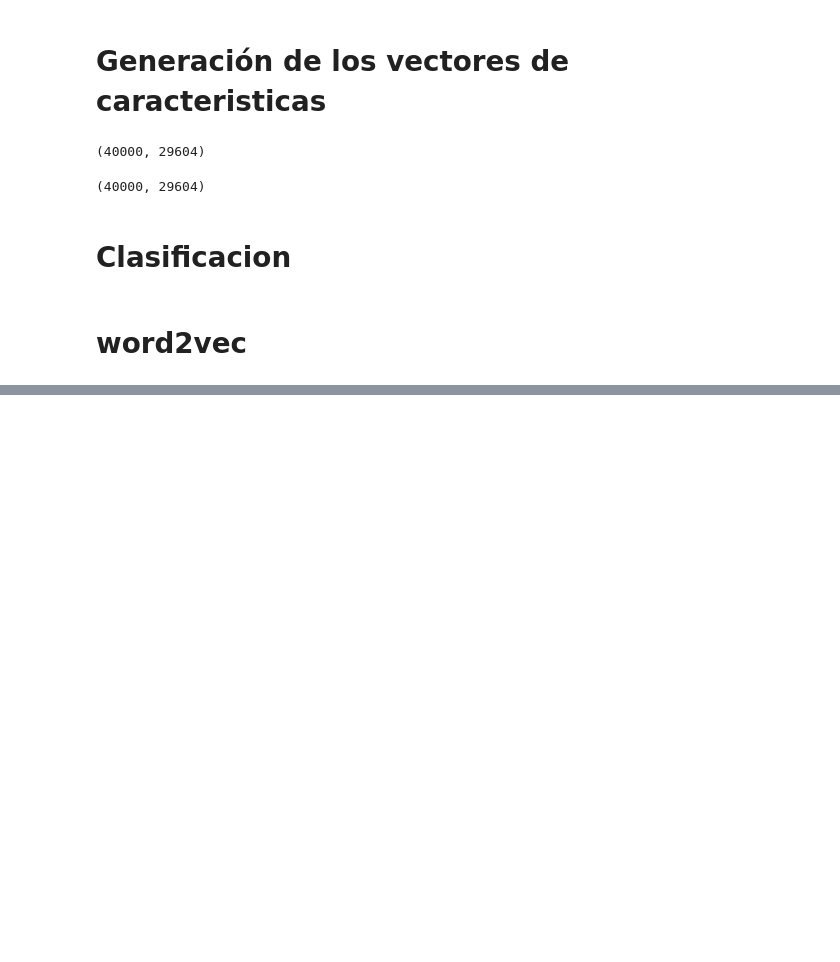
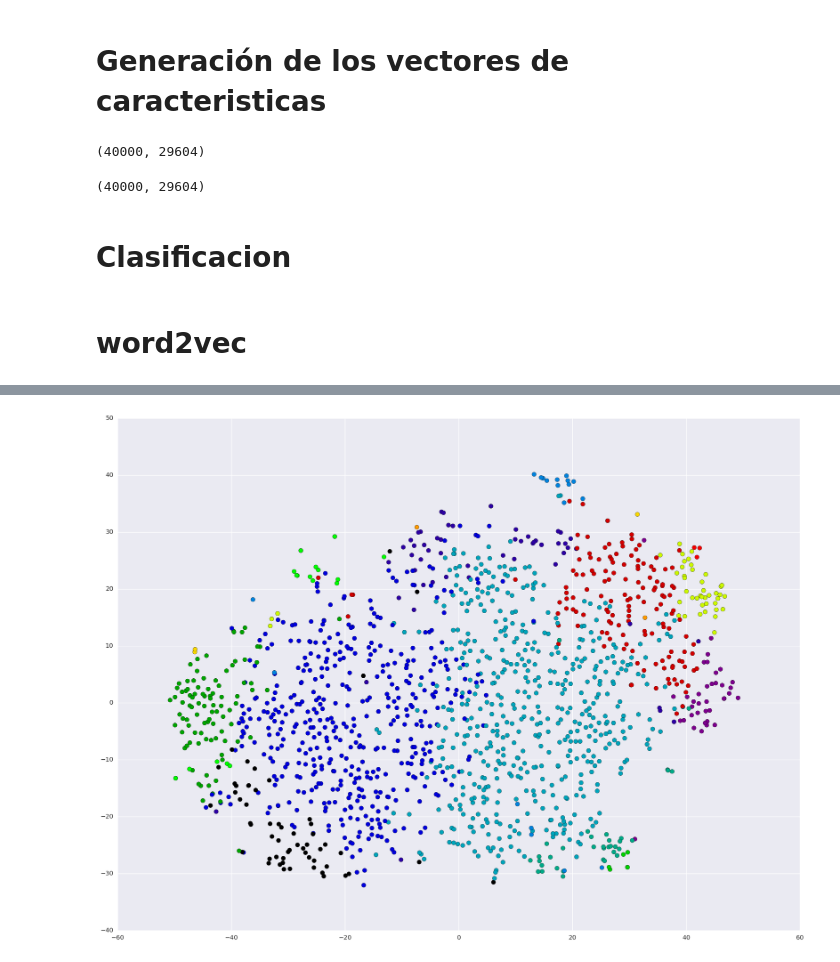
Before and after one commit to Giohanny/ta2_nlp, a Jupyter notebook: laboratorio 10.ipynb, the cells around one changed output, grey strips where cells are left out. Saved outputs shown, nothing was run; the diff lists cells and outputs as text; code cells hidden in the pictures; blank space fills up the shorter version.

Commit message:
Gráficas de dispersión de word2vect

```diff
--- a/laboratorio 10.ipynb
+++ b/laboratorio 10.ipynb
@@ -393,0 +475,22 @@ Y.shape
+# %%
+vocab = list(model.wv.vocab)
+X = model[vocab]
+# %%
+from sklearn.cluster import KMeans
+n_clusters = 15
+kmeans = KMeans(n_clusters=n_clusters, random_state=0).fit(X)
+# %%
+tsne = TSNE(n_components=2)
+X_tsne = tsne.fit_transform(X)
+# %%
+df_plot = pd.concat([pd.DataFrame(X_tsne), pd.Series(vocab)], axis=1)
+df_plot.columns = ['x', 'y', 'word']
+df_plot['cluster'] = kmeans.labels_
+# %%
+fig = plt.figure(figsize=(20,15))
+ax = fig.add_subplot(1, 1, 1)
+colors = cm.spectral(df_plot['cluster'].astype(float) / n_clusters)
+ax.scatter(df_plot['x'], df_plot['y'], marker='.', c=colors, edgecolor='k', s=200)
+plt.show()
+# %% [output]
+[figure, added]
```
Also changed, not shown: parts of 28 cells of this notebook.
